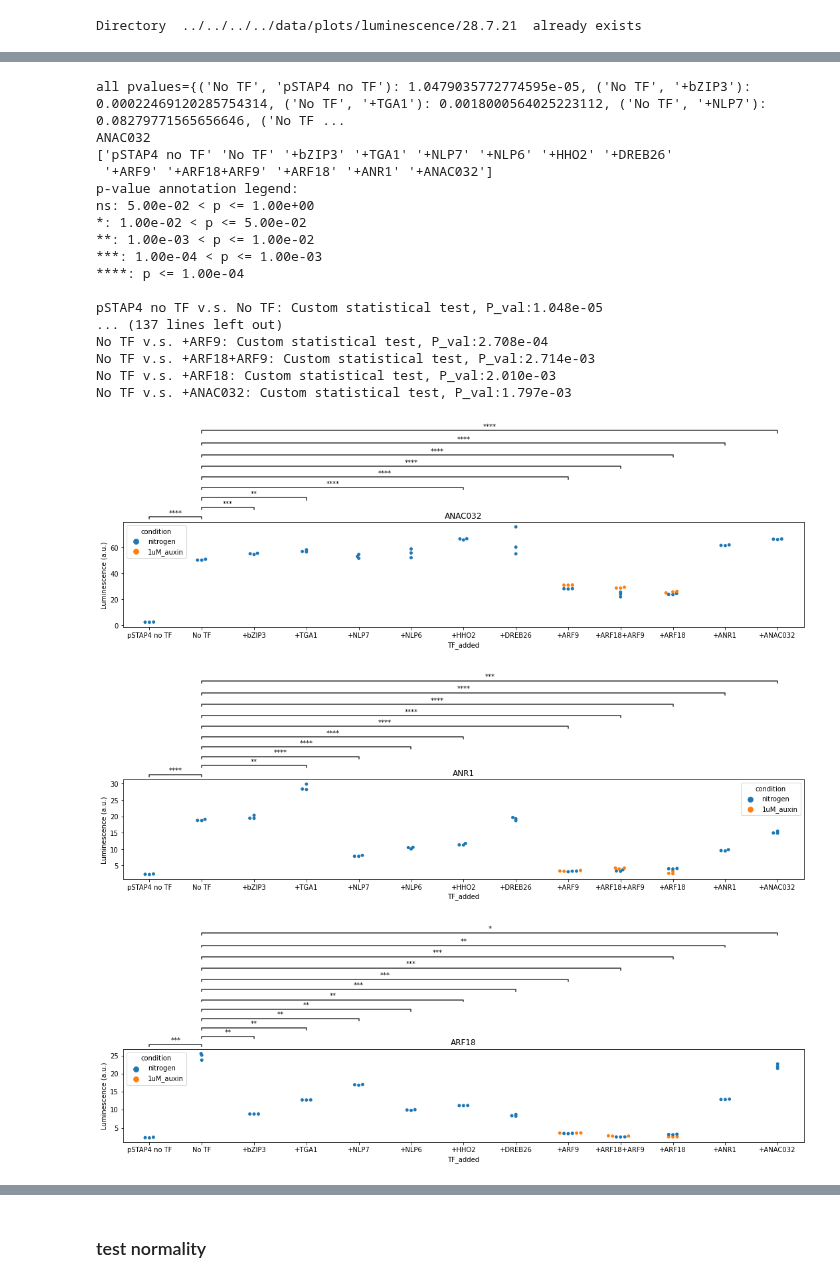
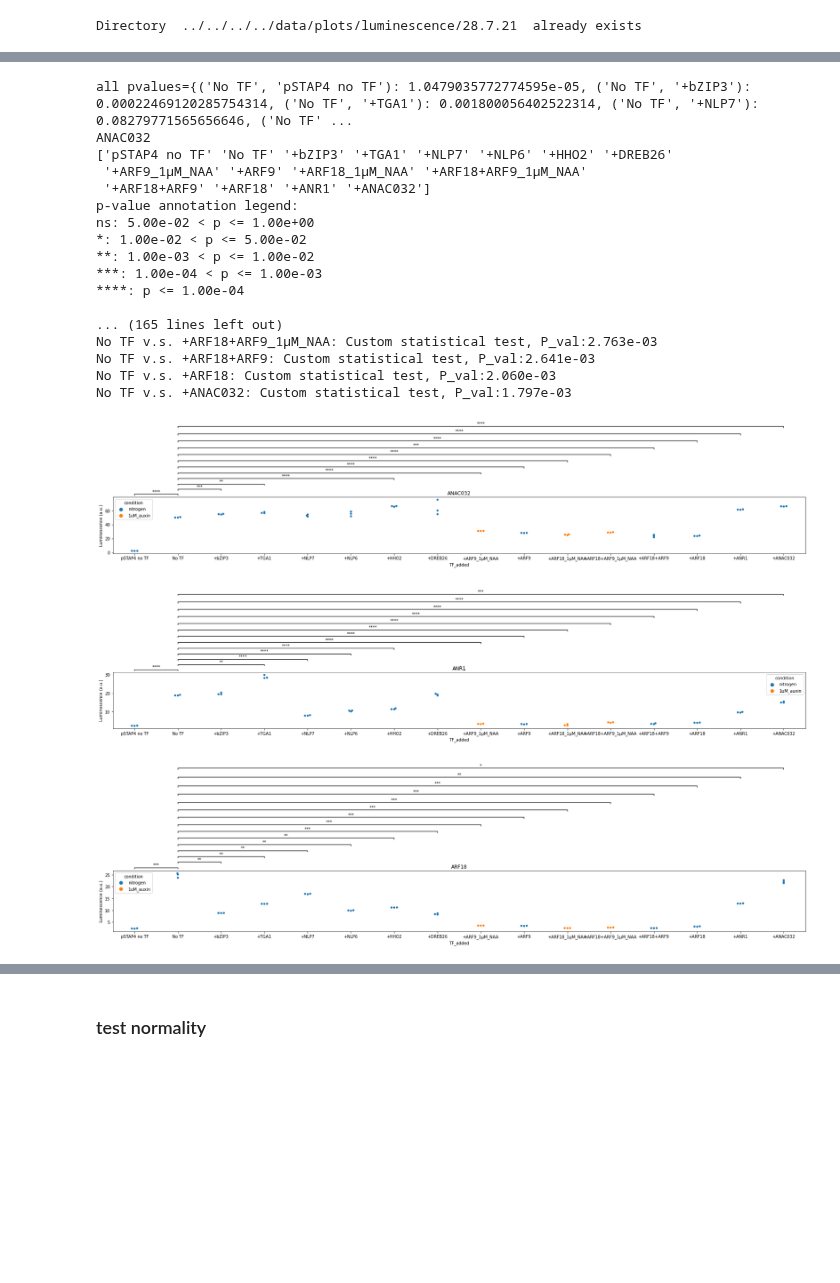
Before and after one commit to samwitham/PromoterArchitecture, a Jupyter notebook: src/plotting/luminescence/28.7.21/luminescence_plots_28.7.21.ipynb, the cells around one changed output, grey strips where cells are left out. Cells and saved outputs as stored; diff of their text form; code cells hidden in the pictures; blank space fills up the shorter version.

Commit message:
plots

```diff
--- a/src/plotting/luminescence/28.7.21/luminescence_plots_28.7.21.ipynb
+++ b/src/plotting/luminescence/28.7.21/luminescence_plots_28.7.21.ipynb
@@ -154,7 +159,7 @@ def combine_plates(plate_dict, date):
     luminescence_raw_df.loc[luminescence_raw_df.TF_added.isnull()==True, 'TF_added'] = 'No TF'
 
     #if NAA condition, add that name to the TF name
-    #luminescence_raw_df.loc[luminescence_raw_df['condition'].str.contains('1uM_auxin'),'TF_added' ] = luminescence_raw_df.loc[luminescence_raw_df['condition'].str.contains('1uM_auxin'), 'TF_added'] + '_1μM_NAA'
+    luminescence_raw_df.loc[luminescence_raw_df['condition'].str.contains('1uM_auxin'),'TF_added' ] = luminescence_raw_df.loc[luminescence_raw_df['condition'].str.contains('1uM_auxin'), 'TF_added'] + '_1μM_NAA'
 
     #sort rows by the custom promoter order I want so plots are in the correct order
     luminescence_raw_df.Promoter = pd.Categorical(luminescence_raw_df.Promoter,
@@ -542,7 +556,7 @@ for prom in prom_names:
         else:
             print(prom)
             print(TFs)
-            plt.figure(figsize=((length_tf+2),5))
+            plt.figure(figsize=((length_tf+8),5))
             # fig = sns.catplot(
             #     x='TF_added',
             #     y='corrected_luminescence',
@@ -595,40 +609,40 @@ for prom in prom_names:
             plt.ylabel('Luminescence (a.u.)')
             #add title
             plt.title(prom)
             #plt.xlabel(x_label)
             # tight layout
             plt.tight_layout()
             # save figure
             plt.savefig(
                 f'../../../../data/plots/luminescence/{date}/scatter{prom}.pdf',
                 format="pdf",
                 bbox_inches="tight",
             )
 
 
 
             #write to file static image and interactive one
         # fig.write_image(f'../../../../data/plots/luminescence/{finaldate}/violin{prom}.pdf', width=500, height=350, scale=5)
         #  fig.write_html(f'../../../../data/plots/luminescence/{finaldate}/violin{prom}.html')
         #  fig.show()
 # %% [output]
-all pvalues={('No TF', 'pSTAP4 no TF'): 1.0479035772774595e-05, ('No TF', '+bZIP3'): 0.00022469120285754314, ('No TF', '+TGA1'): 0.0018000564025223112, ('No TF', '+NLP7'): 0.08279771565656646, ('No TF ...
+all pvalues={('No TF', 'pSTAP4 no TF'): 1.0479035772774595e-05, ('No TF', '+bZIP3'): 0.00022469120285754314, ('No TF', '+TGA1'): 0.001800056402522314, ('No TF', '+NLP7'): 0.08279771565656646, ('No TF' ...
 ANAC032
 ['pSTAP4 no TF' 'No TF' '+bZIP3' '+TGA1' '+NLP7' '+NLP6' '+HHO2' '+DREB26'
- '+ARF9' '+ARF18+ARF9' '+ARF18' '+ANR1' '+ANAC032']
+ '+ARF9_1μM_NAA' '+ARF9' '+ARF18_1μM_NAA' '+ARF18+ARF9_1μM_NAA'
+ '+ARF18+ARF9' '+ARF18' '+ANR1' '+ANAC032']
 p-value annotation legend:
 ns: 5.00e-02 < p <= 1.00e+00
 *: 1.00e-02 < p <= 5.00e-02
 **: 1.00e-03 < p <= 1.00e-02
 ***: 1.00e-04 < p <= 1.00e-03
 ****: p <= 1.00e-04
 
-pSTAP4 no TF v.s. No TF: Custom statistical test, P_val:1.048e-05
-... (137 lines left out)
-No TF v.s. +ARF9: Custom statistical test, P_val:2.708e-04
-No TF v.s. +ARF18+ARF9: Custom statistical test, P_val:2.714e-03
-No TF v.s. +ARF18: Custom statistical test, P_val:2.010e-03
+... (165 lines left out)
+No TF v.s. +ARF18+ARF9_1μM_NAA: Custom statistical test, P_val:2.763e-03
+No TF v.s. +ARF18+ARF9: Custom statistical test, P_val:2.641e-03
+No TF v.s. +ARF18: Custom statistical test, P_val:2.060e-03
 No TF v.s. +ANAC032: Custom statistical test, P_val:1.797e-03
-[figure, old version]
+[figure, new version]
-[figure, old version]
+[figure, new version]
-[figure, old version]
+[figure, new version]
```
Also changed, not shown: parts of 7 cells of this notebook, 4 other files.
